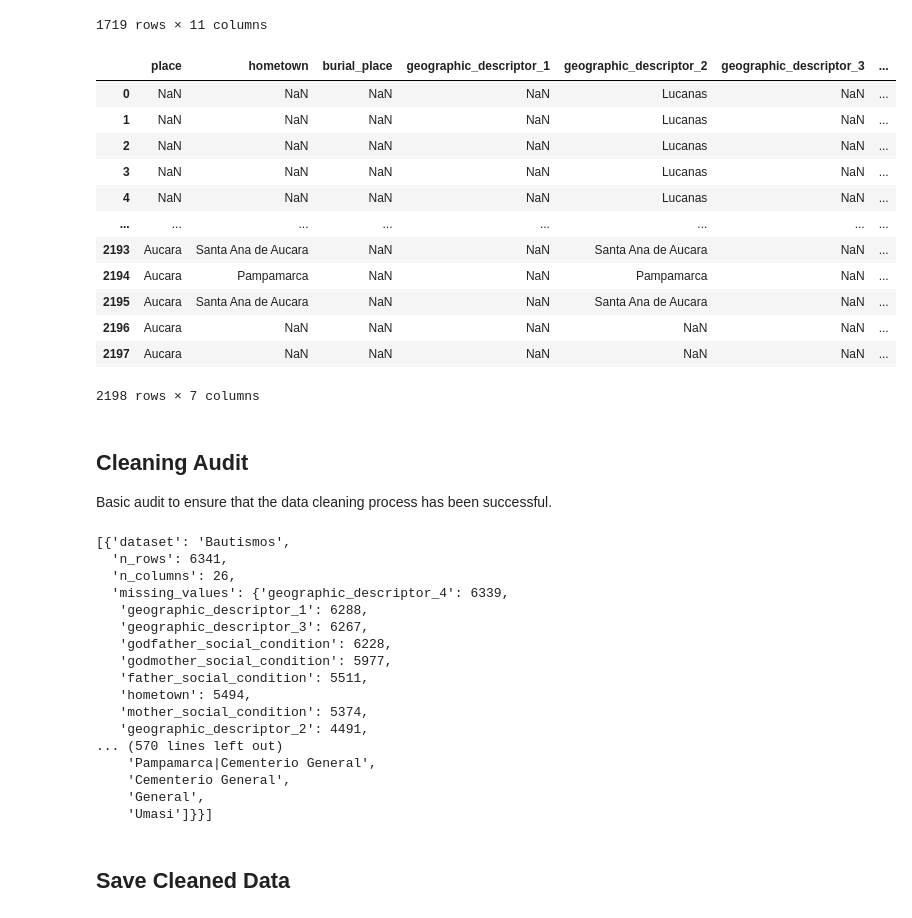
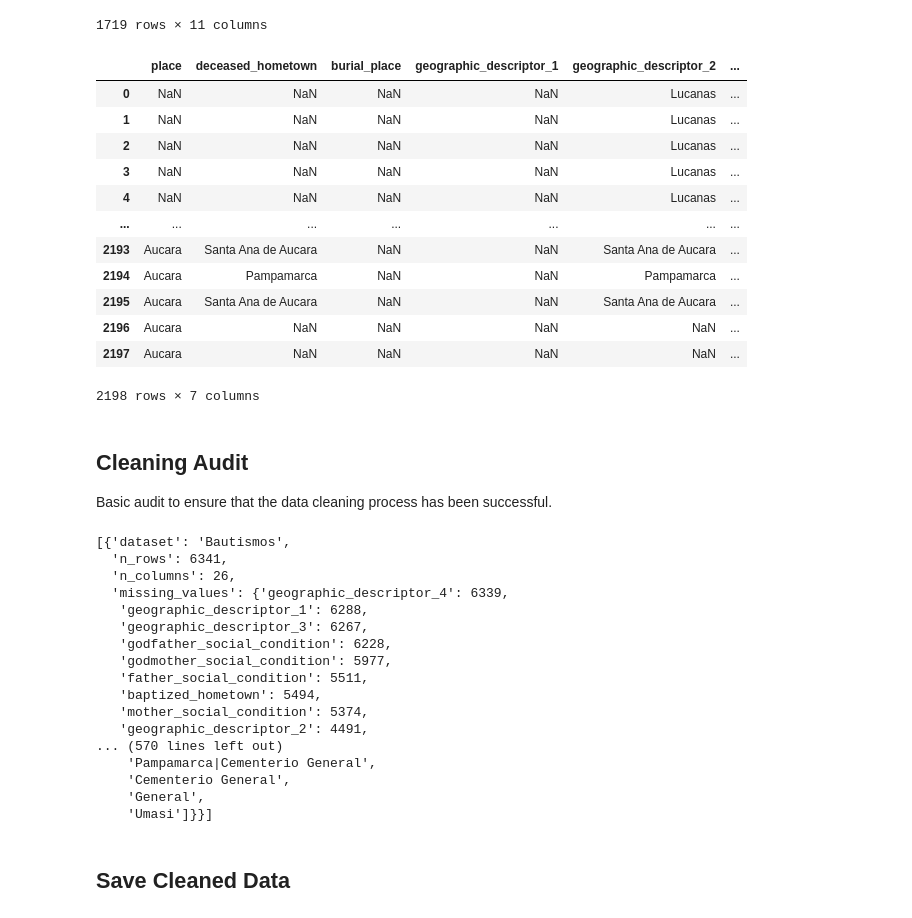
Before and after one commit to UCSB-AMPLab/sondondo, a Jupyter notebook: project_code/dataCleaning.ipynb, the cells around one changed output. Saved outputs shown, nothing was run; the diff lists cells and outputs as text; code cells hidden in the pictures.

```diff
--- a/project_code/dataCleaning.ipynb
+++ b/project_code/dataCleaning.ipynb
@@ -205,6 +205,6 @@ Infer the age of individuals based on their birth dates and the date of the even
 # %%
 from actions.generators.AgeInferrer import AgeInferrer
 # %%
-BAUTISMOS_HARMONIZED['birth_date'] = AgeInferrer(BAUTISMOS_HARMONIZED['date']).infer_all(BAUTISMOS_HARMONIZED['birth_date'])
-BAUTISMOS_HARMONIZED[['date', 'birth_date']]
+BAUTISMOS_HARMONIZED['baptized_birth_date'] = AgeInferrer(BAUTISMOS_HARMONIZED['date']).infer_all(BAUTISMOS_HARMONIZED['baptized_birth_date'])
+BAUTISMOS_HARMONIZED[['date', 'baptized_birth_date']]
 # %% [output]
@@ -255,6 +255,6 @@ MATRIMONIOS_HARMONIZED[['date', 'groom_age', 'bride_age']]
 | 1718 | 1908-03-17 | 1880-03-23 | 1879-03-24 |
 1719 rows × 3 columns
 # %%
-ENTIERROS_HARMONIZED['age'] = AgeInferrer(ENTIERROS_HARMONIZED['date']).infer_all(ENTIERROS_HARMONIZED['age'])
-ENTIERROS_HARMONIZED[['date', 'age']]
+ENTIERROS_HARMONIZED['deceased_age'] = AgeInferrer(ENTIERROS_HARMONIZED['date']).infer_all(ENTIERROS_HARMONIZED['deceased_age'])
+ENTIERROS_HARMONIZED[['date', 'deceased_age']]
 # %% [output]
@@ -382,7 +382,7 @@ from actions.extractors import placeRecognition
 extractor = placeRecognition.PlaceExtractor()
 # %%
 bautismos_place_columns = [
-    'hometown', 'baptism_place', 'geographic_descriptor_1',
+    'baptized_hometown', 'baptism_place', 'geographic_descriptor_1',
         'geographic_descriptor_2', 'geographic_descriptor_3',
         'geographic_descriptor_4'
 ]
@@ -441,31 +441,31 @@ MATRIMONIOS_HARMONIZED[matrimonios_place_columns]
 1719 rows × 11 columns
 # %%
 entierros_place_columns = [
-    'place', 'hometown', 'burial_place', 'geographic_descriptor_1',
+    'place', 'deceased_hometown', 'burial_place', 'geographic_descriptor_1',
     'geographic_descriptor_2', 'geographic_descriptor_3',
     'geographic_descriptor_4'
 ]
 
 ENTIERROS_PLACES_RAW = ENTIERROS_HARMONIZED[entierros_place_columns]
 
 for col in entierros_place_columns:
     if col in ENTIERROS_HARMONIZED.columns:
         ENTIERROS_HARMONIZED[col] = extractor.extract_places_per_row(ENTIERROS_HARMONIZED[col])
 
 ENTIERROS_HARMONIZED[entierros_place_columns]
 # %% [output]
-|  | place | hometown | burial_place | geographic_descriptor_1 | geographic_descriptor_2 | geographic_descriptor_3 | ... |
-| 0 | NaN | NaN | NaN | NaN | Lucanas | NaN | ... |
-| 1 | NaN | NaN | NaN | NaN | Lucanas | NaN | ... |
-| 2 | NaN | NaN | NaN | NaN | Lucanas | NaN | ... |
-| 3 | NaN | NaN | NaN | NaN | Lucanas | NaN | ... |
-| 4 | NaN | NaN | NaN | NaN | Lucanas | NaN | ... |
-| ... | ... | ... | ... | ... | ... | ... | ... |
-| 2193 | Aucara | Santa Ana de Aucara | NaN | NaN | Santa Ana de Aucara | NaN | ... |
-| 2194 | Aucara | Pampamarca | NaN | NaN | Pampamarca | NaN | ... |
-| 2195 | Aucara | Santa Ana de Aucara | NaN | NaN | Santa Ana de Aucara | NaN | ... |
-| 2196 | Aucara | NaN | NaN | NaN | NaN | NaN | ... |
-| 2197 | Aucara | NaN | NaN | NaN | NaN | NaN | ... |
+|  | place | deceased_hometown | burial_place | geographic_descriptor_1 | geographic_descriptor_2 | ... |
+| 0 | NaN | NaN | NaN | NaN | Lucanas | ... |
+| 1 | NaN | NaN | NaN | NaN | Lucanas | ... |
+| 2 | NaN | NaN | NaN | NaN | Lucanas | ... |
+| 3 | NaN | NaN | NaN | NaN | Lucanas | ... |
+| 4 | NaN | NaN | NaN | NaN | Lucanas | ... |
+| ... | ... | ... | ... | ... | ... | ... |
+| 2193 | Aucara | Santa Ana de Aucara | NaN | NaN | Santa Ana de Aucara | ... |
+| 2194 | Aucara | Pampamarca | NaN | NaN | Pampamarca | ... |
+| 2195 | Aucara | Santa Ana de Aucara | NaN | NaN | Santa Ana de Aucara | ... |
+| 2196 | Aucara | NaN | NaN | NaN | NaN | ... |
+| 2197 | Aucara | NaN | NaN | NaN | NaN | ... |
 2198 rows × 7 columns
 # %%
 # save raw places
@@ -525,7 +525,7 @@ audits
    'godfather_social_condition': 6228,
    'godmother_social_condition': 5977,
    'father_social_condition': 5511,
-   'hometown': 5494,
+   'baptized_hometown': 5494,
    'mother_social_condition': 5374,
    'geographic_descriptor_2': 4491,
 ... (570 lines left out)
```
Also changed, not shown: parts of 6 cells of this notebook, 2 other files.
